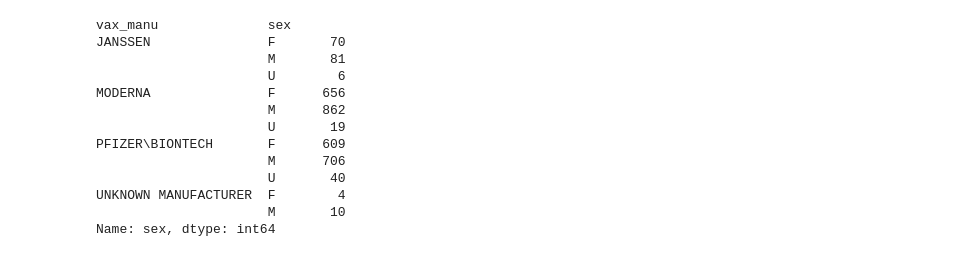
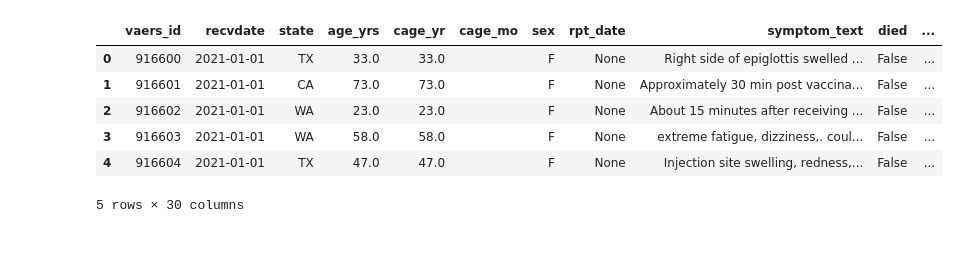
Before and after one commit to umeboshi2/revaers, a Jupyter notebook: do-stuff.ipynb, the cells around one changed output. Cells and saved outputs as stored; diff of their text form; code cells hidden in the pictures.

```diff
--- a/do-stuff.ipynb
+++ b/do-stuff.ipynb
@@ -64,17 +53,11 @@ df
 # %%
-df.groupby(['vax_manu', 'sex'])['sex'].count()
+df.head()
 # %% [output]
+|  | vaers_id | recvdate | state | age_yrs | cage_yr | cage_mo | sex | rpt_date | symptom_text | died | ... |
+| 0 | 916600 | 2021-01-01 | TX | 33.0 | 33.0 |  | F | None | Right side of epiglottis swelled ... | False | ... |
+| 1 | 916601 | 2021-01-01 | CA | 73.0 | 73.0 |  | F | None | Approximately 30 min post vaccina... | False | ... |
+| 2 | 916602 | 2021-01-01 | WA | 23.0 | 23.0 |  | F | None | About 15 minutes after receiving ... | False | ... |
+| 3 | 916603 | 2021-01-01 | WA | 58.0 | 58.0 |  | F | None | extreme fatigue, dizziness,. coul... | False | ... |
+| 4 | 916604 | 2021-01-01 | TX | 47.0 | 47.0 |  | F | None | Injection site swelling, redness,... | False | ... |
-vax_manu              sex
-JANSSEN               F       70
-                      M       81
-                      U        6
-MODERNA               F      656
-                      M      862
-                      U       19
-PFIZER\BIONTECH       F      609
-                      M      706
-                      U       40
-UNKNOWN MANUFACTURER  F        4
-                      M       10
-Name: sex, dtype: int64
+5 rows × 30 columns
 # %%
```
Also changed, not shown: parts of 10 cells of this notebook, 1 other file.
